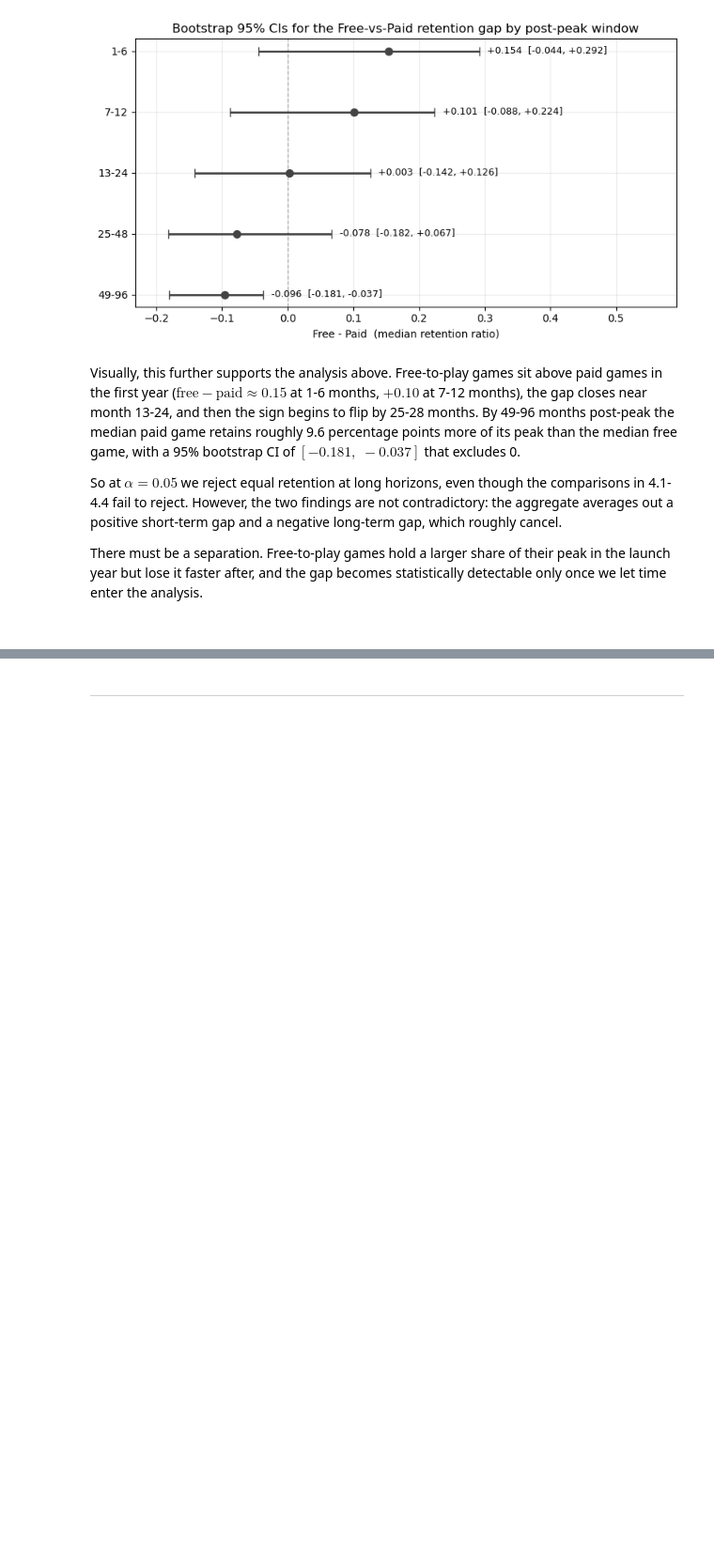
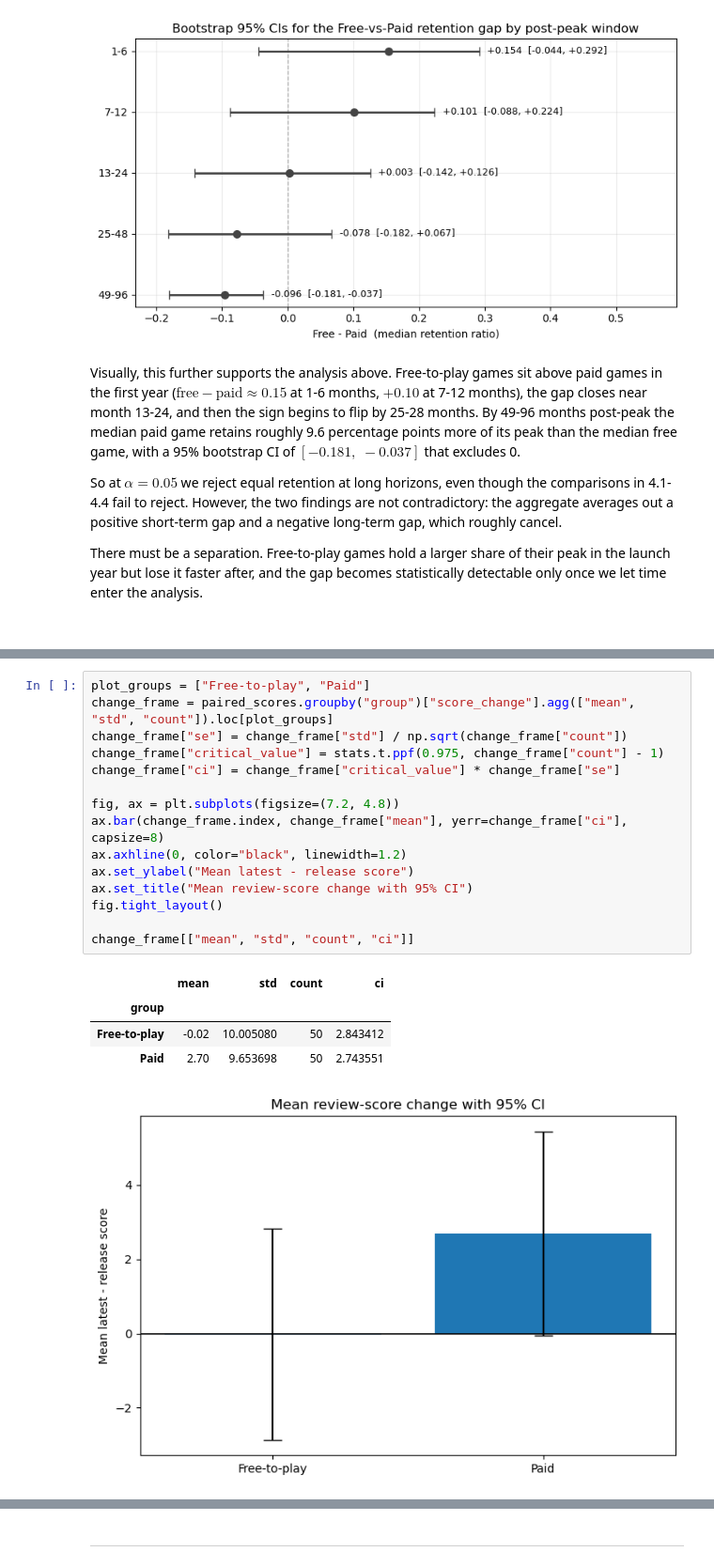
Before and after one commit to avo-ucsd/math189-sp26-group41, a Jupyter notebook: group41_final_report.ipynb, the cells around one changed output, grey strips where cells are left out. Shown at 94% size. Drawn from its saved outputs; the diff is of its cells as text; blank space fills up the shorter version.

```diff
--- a/group41_final_report.ipynb
+++ b/group41_final_report.ipynb
@@ -620,0 +744,21 @@ words for paired test
+# %%
+plot_groups = ["Free-to-play", "Paid"]
+change_frame = paired_scores.groupby("group")["score_change"].agg(["mean", "std", "count"]).loc[plot_groups]
+change_frame["se"] = change_frame["std"] / np.sqrt(change_frame["count"])
+change_frame["critical_value"] = stats.t.ppf(0.975, change_frame["count"] - 1)
+change_frame["ci"] = change_frame["critical_value"] * change_frame["se"]
+
+fig, ax = plt.subplots(figsize=(7.2, 4.8))
+ax.bar(change_frame.index, change_frame["mean"], yerr=change_frame["ci"], capsize=8)
+ax.axhline(0, color="black", linewidth=1.2)
+ax.set_ylabel("Mean latest - release score")
+ax.set_title("Mean review-score change with 95% CI")
+fig.tight_layout()
+
+change_frame[["mean", "std", "count", "ci"]]
+# %% [output]
+|  | mean | std | count | ci |
+| group |  |  |  |  |
+| Free-to-play | -0.02 | 10.005080 | 50 | 2.843412 |
+| Paid | 2.70 | 9.653698 | 50 | 2.743551 |
+[figure, added]
```
Also changed, not shown: parts of 26 cells of this notebook, 3 other files.
